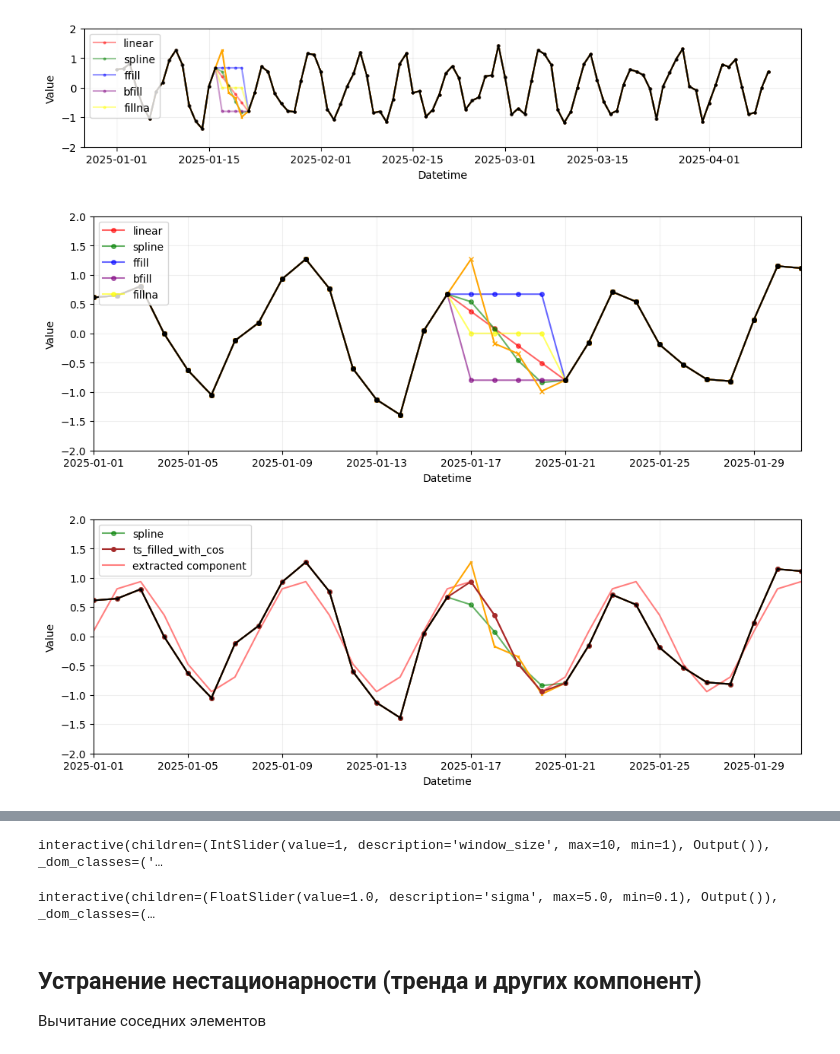
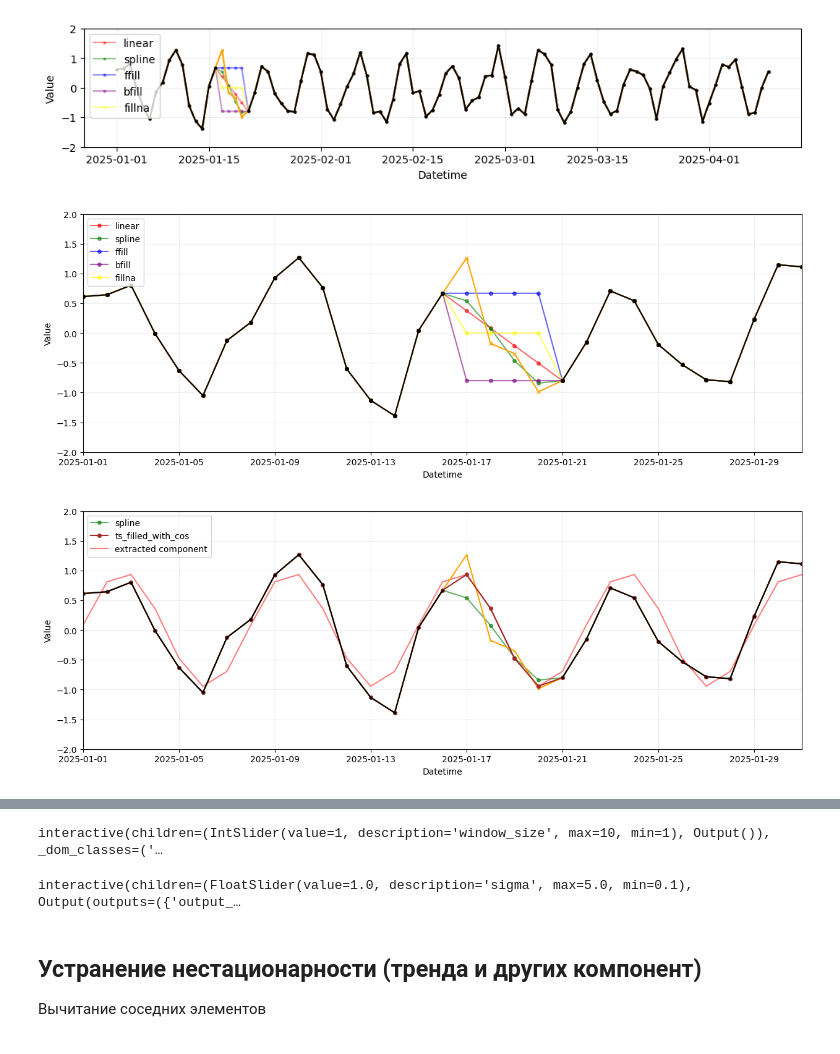
Before and after one commit to Dreamlone/ts-processing, a Jupyter notebook: notebooks/2_ts_preprocessing.ipynb, the cells around one changed output, grey strips where cells are left out. Cells and saved outputs as stored; diff of their text form; code cells hidden in the pictures.

```diff
--- a/notebooks/2_ts_preprocessing.ipynb
+++ b/notebooks/2_ts_preprocessing.ipynb
@@ -137,7 +137,7 @@ plt.show()
 # %% [output]
 [figure]
 # %%
-fig_size = (12.0, 4.0)
+fig_size = (15.0, 5.0)
 fig, ax = plt.subplots(figsize=fig_size)
 ax.plot(df_filled["datetime"], df_filled["ts_linear"], marker="o", markersize=4, alpha=0.6, c="red", zorder=1, label="linear")
 ax.plot(df_filled["datetime"], df_filled["ts_spline"], marker="o", markersize=4, alpha=0.6, c="green", zorder=1, label="spline")
@@ -154,7 +154,7 @@ plt.xlim(df_filled["datetime"][0], df_filled["datetime"][30])
 plt.legend(loc="upper left")
 plt.show()
 # %% [output]
-[figure, old version]
+[figure, new version]
 # %%
 def fill_gaps_with_known_frequency(ts, f):
     x = np.asarray(ts, float)
@@ -177,22 +177,22 @@ def fill_gaps_with_known_frequency(ts, f):
 filled_ts, all_series = fill_gaps_with_known_frequency(df_filled["ts"].values, f=1/7)
 df_filled["ts_filled_with_cos"] = filled_ts
 # %%
-fig_size = (12.0, 4.0)
+fig_size = (15.0, 5.0)
 fig, ax = plt.subplots(figsize=fig_size)
 ax.plot(df_filled["datetime"], df_filled["ts_spline"], marker="o", markersize=4, alpha=0.6, c="green", zorder=1, label="spline")
 ax.plot(df_filled["datetime"], df_filled["ts_filled_with_cos"], marker="o", markersize=4, alpha=1.0, c="brown", zorder=2, label="ts_filled_with_cos")
 ax.plot(df_filled["datetime"], all_series, alpha=0.5, c="red", zorder=1, label="extracted component")
 ax.plot(df_filled["datetime"], df_filled["ts"], marker="o", markersize=2, c="black", zorder=2)
 ax.plot(datetime_index, ts_with_season, marker="x", markersize=2, alpha=1, c="orange", zorder=1)
 ax.grid(alpha=0.2)
 ax.set_xlabel("Datetime")
 ax.set_ylabel("Value")
 ax.set_ylim(-2, 2)
 plt.xlim(df_filled["datetime"][0], df_filled["datetime"][30])
 plt.legend(loc="upper left")
 plt.show()
 # %% [output]
-[figure, old version]
+[figure, new version]
 # %% [markdown]
 Есть и более "экзотические" методы заполнения пропусков
 
@@ -243,7 +243,7 @@ interact(
     sigma=FloatSlider(value=1.0, min=0.1, max=5.0, step=0.1, description="sigma")
 );
 # %% [output]
-interactive(children=(FloatSlider(value=1.0, description='sigma', max=5.0, min=0.1), Output()), _dom_classes=(…
+interactive(children=(FloatSlider(value=1.0, description='sigma', max=5.0, min=0.1), Output(outputs=({'output_…
 # %% [markdown]
 ## Устранение нестационарности (тренда и других компонент)
 
```
Also changed, not shown: 4 other files.
